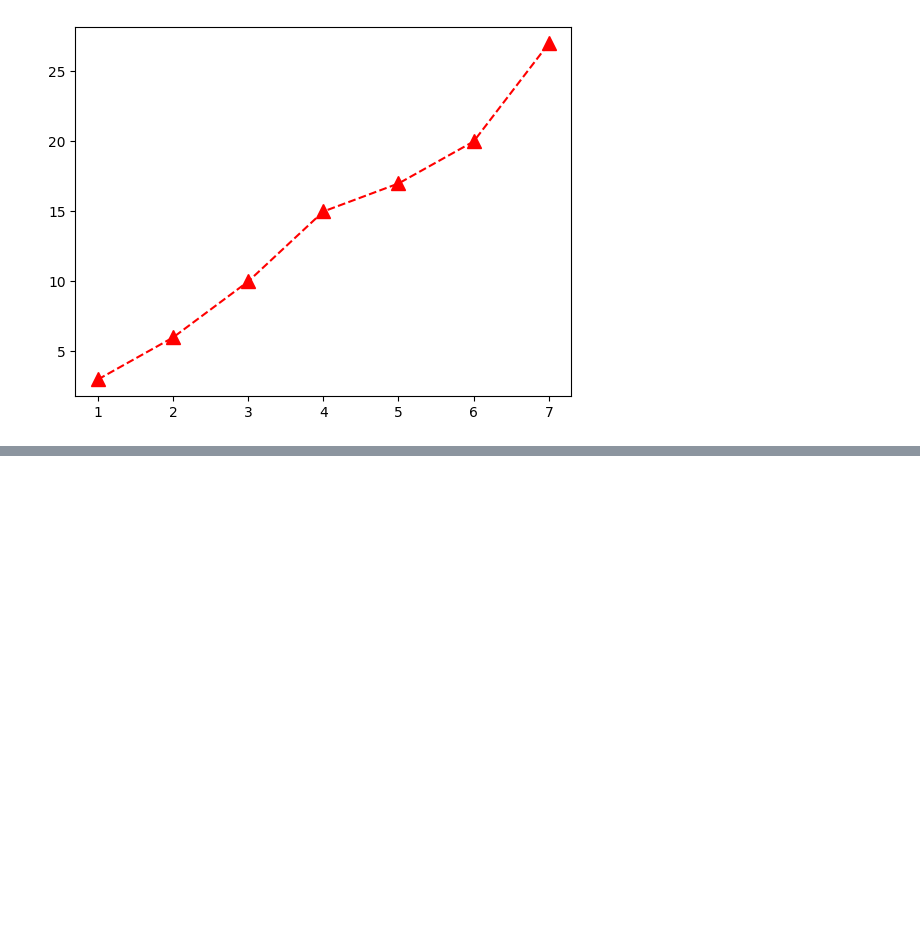
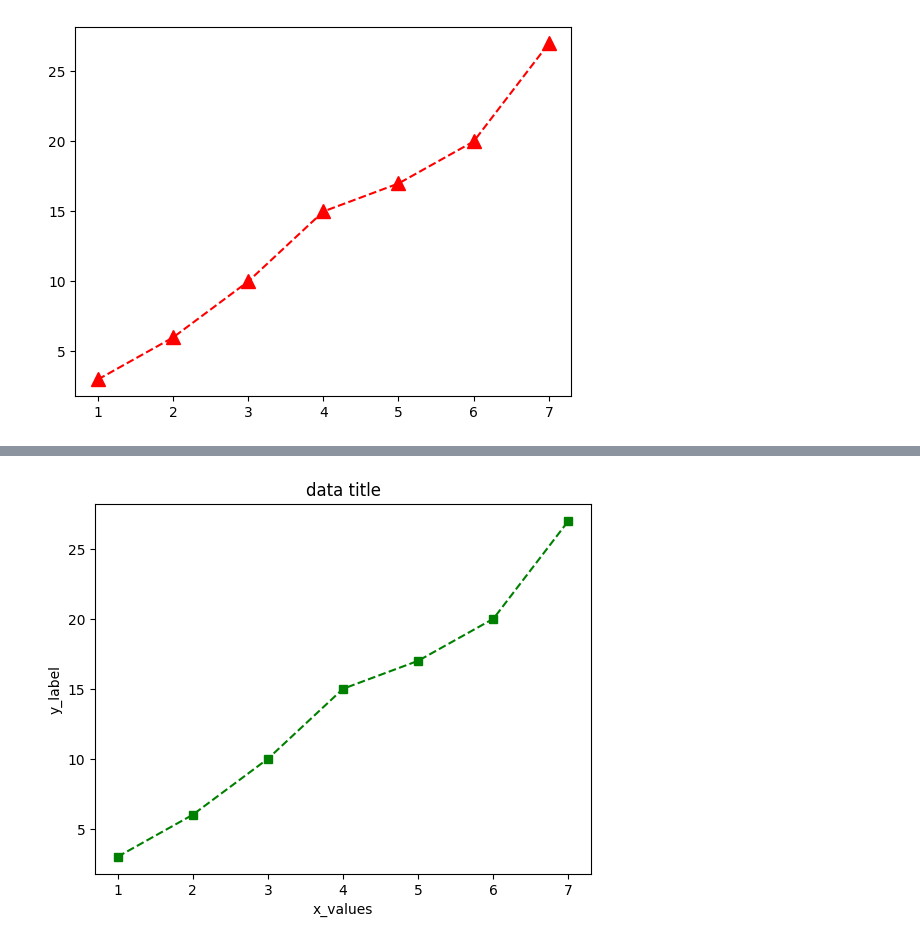
Before and after one commit to soumyadipk03/python-sem1, a Jupyter notebook: 28_09_2026_mp_lab.ipynb, the cells around one changed output, grey strips where cells are left out. Saved outputs shown, nothing was run; the diff lists cells and outputs as text; code cells hidden in the pictures; blank space fills up the shorter version.

```diff
--- a/28_09_2026_mp_lab.ipynb
+++ b/28_09_2026_mp_lab.ipynb
@@ -74,0 +76,9 @@ plt.show()
+# %%
+# labels
+plt.plot(x_values, y_values, marker='s', color='green', linestyle='dashed')
+plt.xlabel('x_values')
+plt.ylabel('y_label')
+plt.title('data title')
+plt.show()
+# %% [output]
+[figure, added]
```
Also changed, not shown: parts of 3 cells of this notebook.
